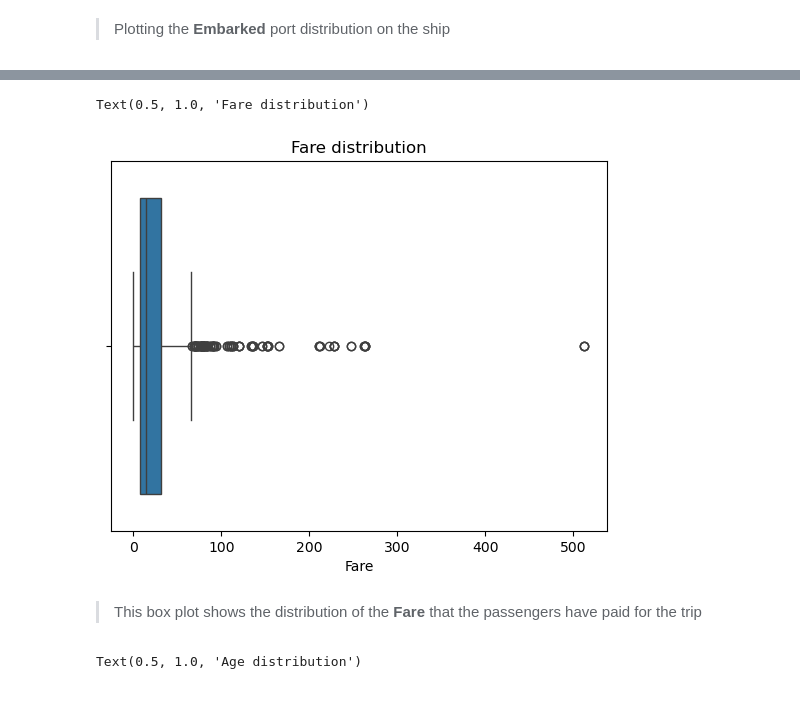
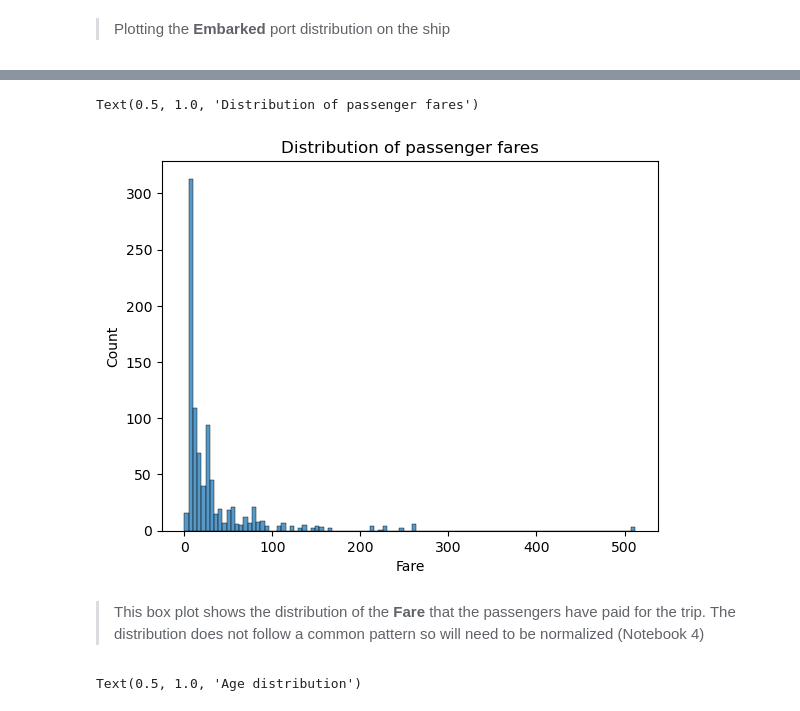
Before and after one commit to tristangoossens/TitanicML, a Jupyter notebook: 1. Univariate Analysis.ipynb, the cells around one changed output, grey strips where cells are left out. Saved outputs shown, nothing was run; the diff lists cells and outputs as text; code cells hidden in the pictures.

Commit message:
show distribution for numerical values

```diff
--- a/1. Univariate Analysis.ipynb
+++ b/1. Univariate Analysis.ipynb
@@ -80,12 +99,12 @@ Numerical values can be plotted using histograms and box plots
 # %%
 # Show fare with box plot
-fare_box_plot = sns.boxplot(x='Fare', data=df)
-fare_box_plot.set_title('Fare distribution')
+fare_hist = sns.histplot(df['Fare'])
+fare_hist.set_title('Distribution of passenger fares')
 # %% [output]
-Text(0.5, 1.0, 'Fare distribution')
+Text(0.5, 1.0, 'Distribution of passenger fares')
-[figure, old version]
+[figure, new version]
 # %% [markdown]
-> This box plot shows the distribution of the **Fare** that the passengers have paid for the trip
+> This box plot shows the distribution of the **Fare** that the passengers have paid for the trip. The distribution does not follow a common pattern so will need to be normalized (Notebook 4)
 # %%
 # Show age with histogram
 age_hist = sns.histplot(df['Age'])
```
Also changed, not shown: parts of 7 cells of this notebook.
